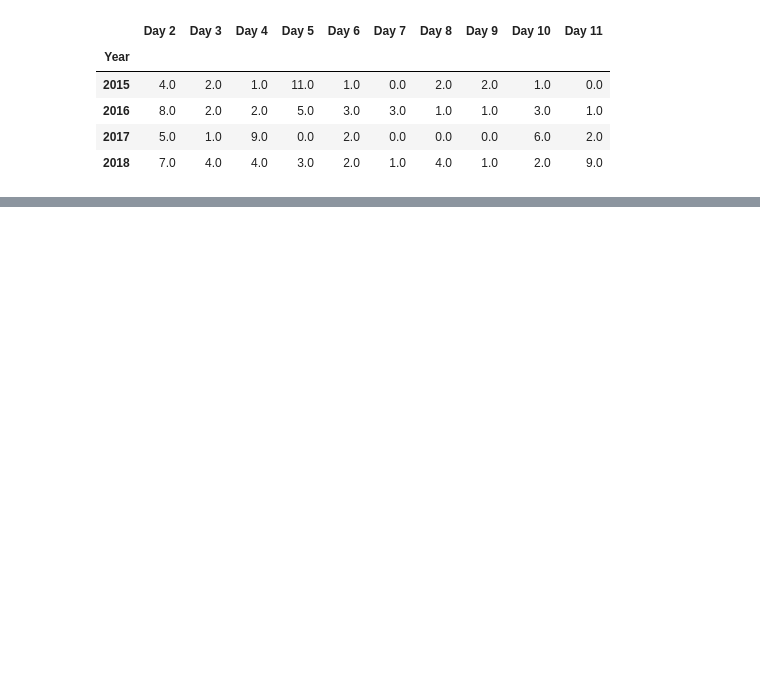
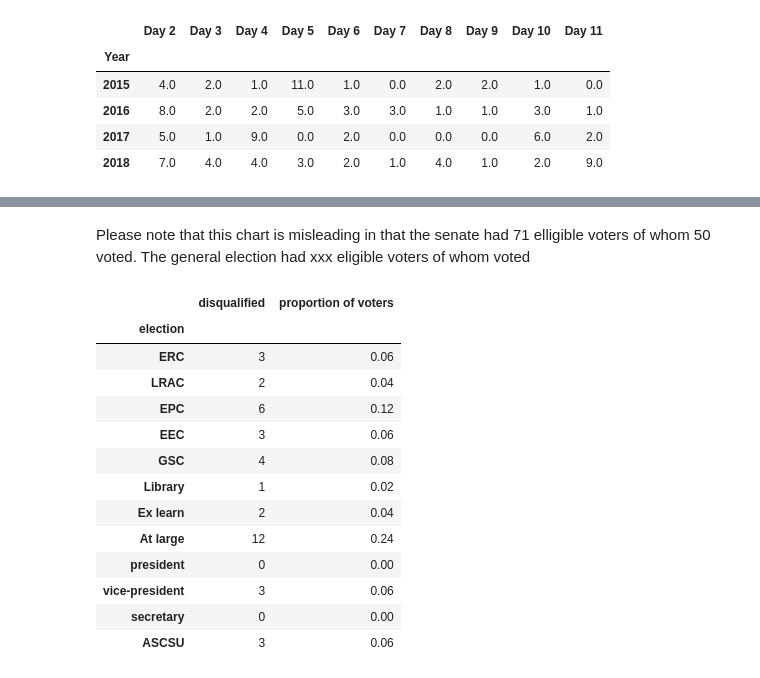
Before and after one commit to AdamSwenson/csun-election-management, a Jupyter notebook: notebooks/Senate Election Returns Reporting.ipynb, the cells around one changed output, grey strips where cells are left out. Cells and saved outputs as stored; diff of their text form; code cells hidden in the pictures; blank space fills up the shorter version.

```diff
--- a/notebooks/Senate Election Returns Reporting.ipynb
+++ b/notebooks/Senate Election Returns Reporting.ipynb
@@ -392,0 +173,12 @@ False Jordan Eickman (Deaf Studies),Quinn Saunders (Cinema & Television Arts),Ch
+# %%
+ELECTION_YEAR = 2018
+resultsFolder = "%s/Box Sync/Faculty Senate Collaborative Documents/Elections/Results/" % BASE
+currentElection = "%s/%s Elections official results" % (resultsFolder, ELECTION_YEAR)
+senateFolder = "%s/senate official results" % currentElection
+generalFolder = "%s/general official results" % currentElection
+# %%
+resultFileString = "Results.xlsx"
+senateFiles = [f for f in makeDataFileList(senateFolder) if f[-12:] == resultFileString]
+generalFiles = [f for f in makeDataFileList(generalFolder) if f[-12:] == resultFileString]
+senateFrames = [pd.read_excel(f) for f in senateFiles]
+generalFrames = [pd.read_excel(f) for f in generalFiles]
@@ -392,0 +234,17 @@ False Jordan Eickman (Deaf Studies),Quinn Saunders (Cinema & Television Arts),Ch
+# %%
+def get_frame_for_plotting(func, columnName):
+    v =  [func(frame) for frame in senateFrames]
+    v =  v + [func(frame) for frame in generalFrames]
+    return DataFrame(v, columns=['election', columnName]).set_index('election')
+
+def get_frame_w_prop_votes(frame, columnName, numberVotes):
+    f = frame.copy(deep=True)
+    f['proportion of voters'] = f[columnName].apply(lambda x : x / numberVotes)
+    return f
+
+def plot_frame(frame, title, ylabel):
+    fig, axes = plt.subplots(figsize=(8,3))
+    frame.plot(kind='bar', table=True, ax=axes)
+    x_axis = axes.get_xaxis(); axes.set_ylabel(ylabel)
+    x_axis.set_visible(False); axes.set_title(title)
+    fig.tight_layout()
@@ -392,0 +279,3 @@ False Jordan Eickman (Deaf Studies),Quinn Saunders (Cinema & Television Arts),Ch
+# %%
+dq = get_frame_for_plotting(number_manually_disqualified, 'disqualified')
+plot_frame(dq,"Number of ballots disqualified due to write-ins", "# of ballots disqualified")
@@ -392,0 +284,19 @@ False Jordan Eickman (Deaf Studies),Quinn Saunders (Cinema & Television Arts),Ch
+# %% [markdown]
+Please note that this chart is misleading in that the senate had 71 elligible voters of whom 50 voted. The general election had xxx eligible voters of whom voted
+# %%
+get_frame_w_prop_votes(dq, 'disqualified', SENATE_VOTES)
+# %% [output]
+|  | disqualified | proportion of voters |
+| election |  |  |
+| ERC | 3 | 0.06 |
+| LRAC | 2 | 0.04 |
+| EPC | 6 | 0.12 |
+| EEC | 3 | 0.06 |
+| GSC | 4 | 0.08 |
+| Library | 1 | 0.02 |
+| Ex learn | 2 | 0.04 |
+| At large | 12 | 0.24 |
+| president | 0 | 0.00 |
+| vice-president | 3 | 0.06 |
+| secretary | 0 | 0.00 |
+| ASCSU | 3 | 0.06 |
```
Also changed, not shown: parts of 44 cells of this notebook, 1 other file.
